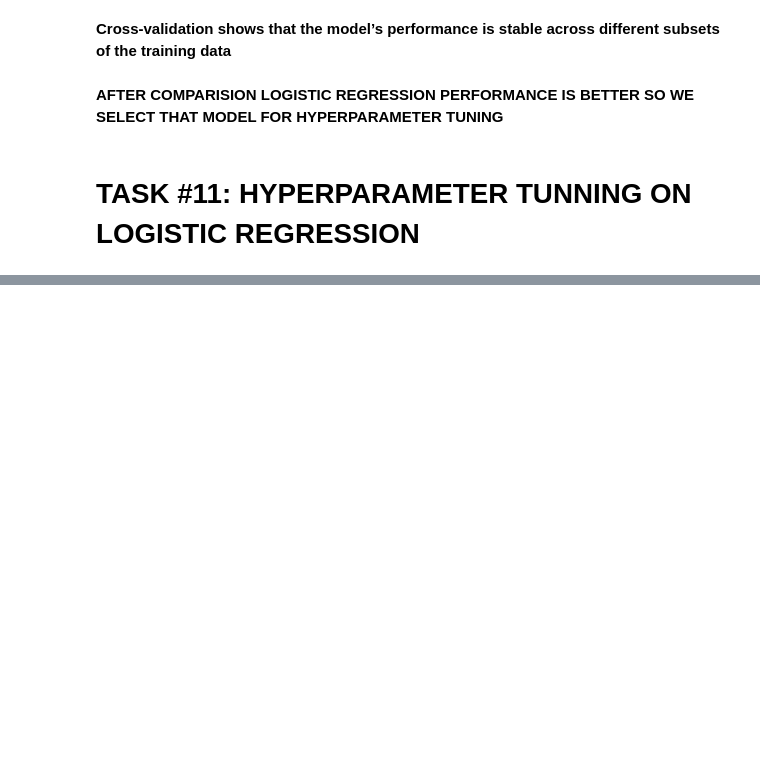
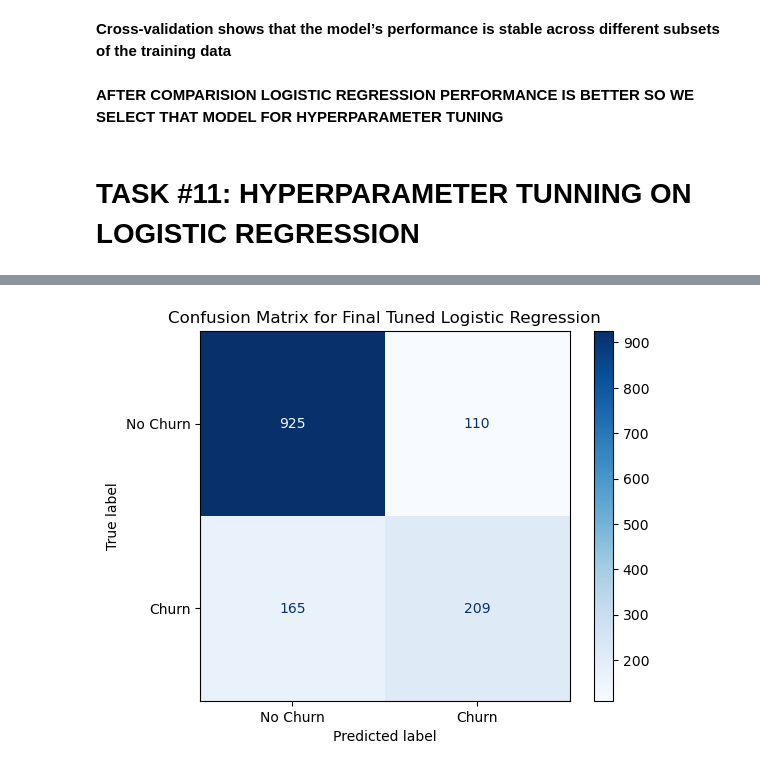
Before and after one commit to ranjansinghds/Telco-Customer-Churn-Prediction-Project, a Jupyter notebook: Telecom_Customer_Churn_Prediction.ipynb, the cells around one changed output, grey strips where cells are left out. Cells and saved outputs as stored; diff of their text form; code cells hidden in the pictures; blank space fills up the shorter version.

```diff
--- a/Telecom_Customer_Churn_Prediction.ipynb
+++ b/Telecom_Customer_Churn_Prediction.ipynb
@@ -594,0 +602,19 @@ cv_results
+# %%
+# creating a GridSearchCV object to find the best hyperparameters for the Logistic Regression model
+
+grid_search = GridSearchCV(
+    estimator=logistic_pipeline,
+    param_grid=param_grid,
+    cv=cv,
+    scoring="roc_auc",
+    n_jobs=-1,
+    verbose=1
+)
+
+# logistic_pipeline → your Logistic Regression pipeline
+# param_grid → parameters we want to test
+# cv=cv → your 5-fold Stratified Cross-Validation
+# scoring="roc_auc" → select the parameters with the best ROC-AUC
+# n_jobs=-1 → use all available CPU cores
+# %%
+grid_search.fit(X_train, y_train)
@@ -594,0 +658,9 @@ cv_results
+# %%
+# Getting the tuned Logistic Regression model with the best hyperparameters
+
+best_model = grid_search.best_estimator_
+# %%
+# Evaluate on the test set using the best model
+
+y_predictions = best_model.predict(X_test)
+y_probabilities = best_model.predict_proba(X_test)[:, 1]
@@ -594,0 +695,9 @@ cv_results
+# %%
+cm = confusion_matrix(y_test, y_predictions)
+disp = ConfusionMatrixDisplay(confusion_matrix=cm, display_labels=['No Churn', 'Churn'])
+
+disp.plot(cmap=plt.cm.Blues)
+plt.title('Confusion Matrix for Final Tuned Logistic Regression')
+plt.show()
+# %% [output]
+[figure, added]
```
Also changed, not shown: parts of 12 cells of this notebook, 1 other file.
